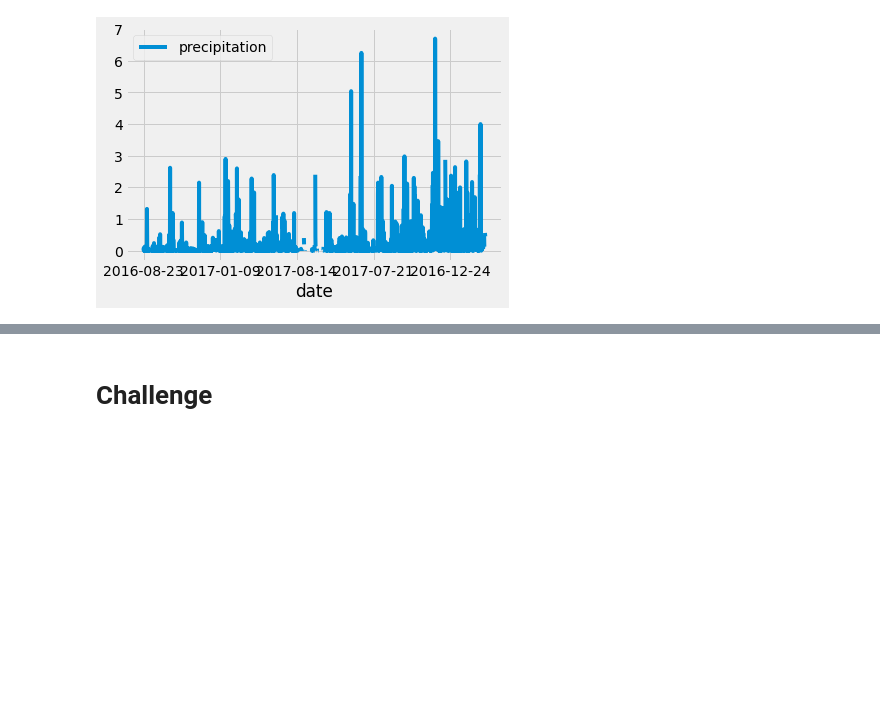
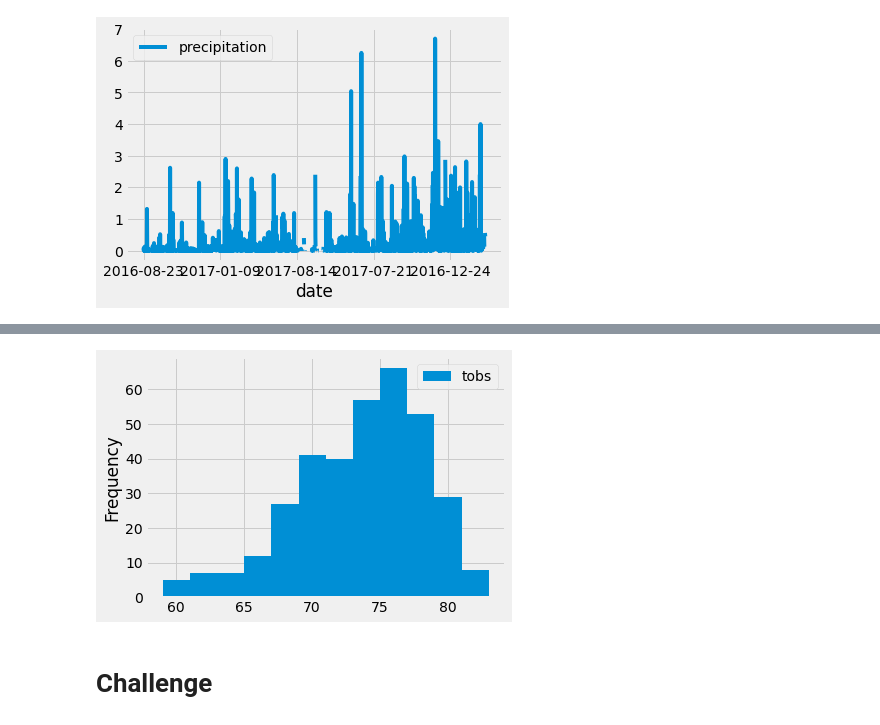
Before and after one commit to Meziane228Kechabia/surfs_up, a Jupyter notebook: climate_analysis.ipynb, the cells around one changed output, grey strips where cells are left out. Drawn from its saved outputs; the diff is of its cells as text; code cells hidden in the pictures; blank space fills up the shorter version.

```diff
--- a/climate_analysis.ipynb
+++ b/climate_analysis.ipynb
@@ -85,3 +102,10 @@ df.describe()
 # %%
 # Choose the station with the highest number of temperature observations.
 # Query the last 12 months of temperature observation data for this station and plot the results as a histogram
+results = session.query(Measurement.tobs).\
+filter(Measurement.station == 'USC00519281').\
+filter(Measurement.date >= prev_year).all()
+#print(results)
+# Creating a DataFrame to store our results
+df = pd.DataFrame(results, columns=['tobs'])
+df.head()
@@ -87,0 +119,6 @@ df.describe()
+# %%
+# Creating a histogram with 12 bins and compressing the x-axis labels Using plt.tight_layout()
+df.plot.hist(bins=12)
+plt.tight_layout()
+# %% [output]
+[figure, added]
```
Also changed, not shown: parts of 8 cells of this notebook.
